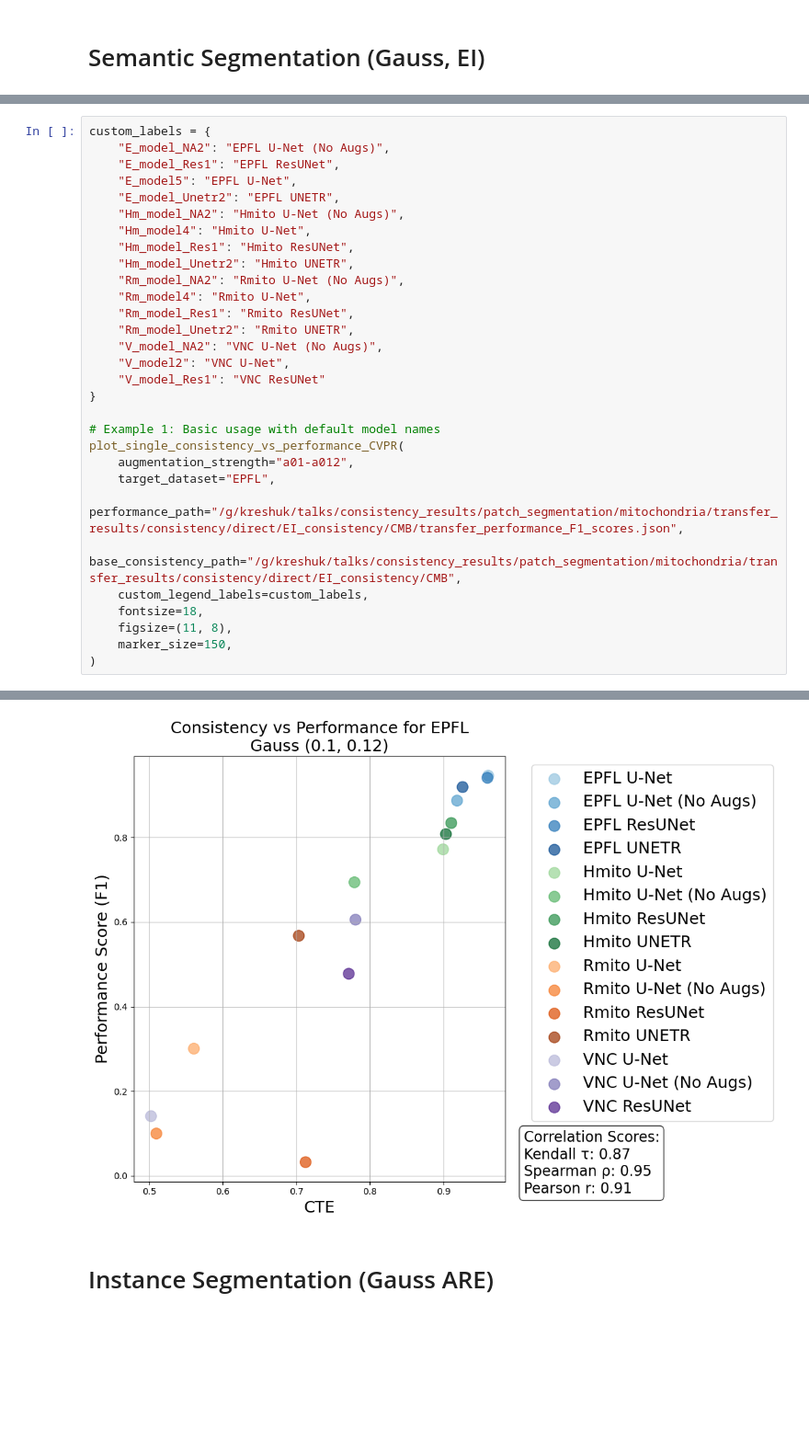
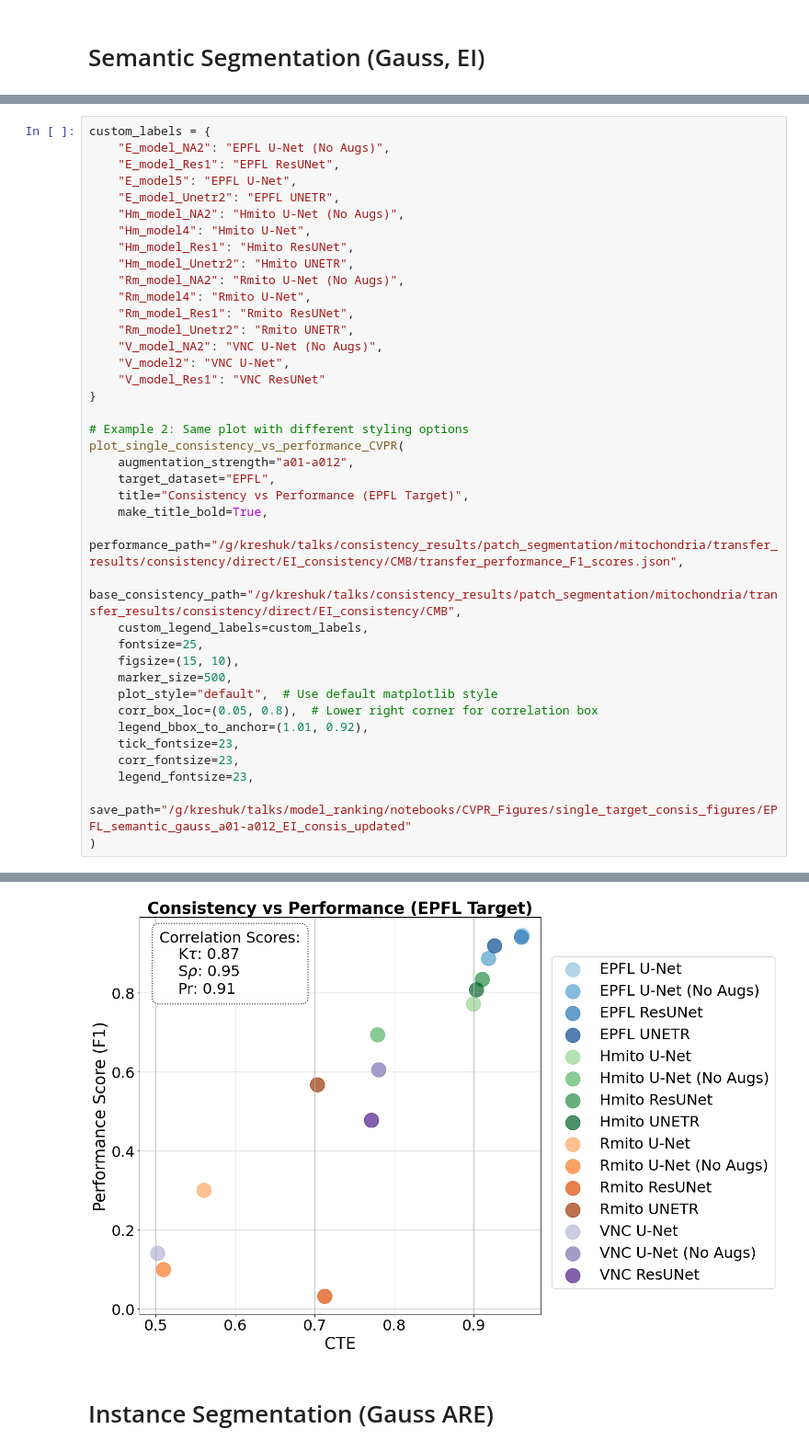
Before and after one commit to kreshuklab/model_ranking, a Jupyter notebook: notebooks/CVPR_Figures/single_strength_correlation_plot.ipynb, the cells around one changed output, grey strips where cells are left out. Shown at 92% size. Cells and saved outputs as stored; diff of their text form; blank space fills up the shorter version.

Commit message:
run notebooks for paper figure generation

```diff
--- a/notebooks/CVPR_Figures/single_strength_correlation_plot.ipynb
+++ b/notebooks/CVPR_Figures/single_strength_correlation_plot.ipynb
@@ -59,16 +62,25 @@ custom_labels = {
     "V_model_Res1": "VNC ResUNet"
 }
 
-# Example 1: Basic usage with default model names
+# Example 2: Same plot with different styling options
 plot_single_consistency_vs_performance_CVPR(
     augmentation_strength="a01-a012",
     target_dataset="EPFL",
+    title="Consistency vs Performance (EPFL Target)",
+    make_title_bold=True,
     performance_path="/g/kreshuk/talks/consistency_results/patch_segmentation/mitochondria/transfer_results/consistency/direct/EI_consistency/CMB/transfer_performance_F1_scores.json",
     base_consistency_path="/g/kreshuk/talks/consistency_results/patch_segmentation/mitochondria/transfer_results/consistency/direct/EI_consistency/CMB",
     custom_legend_labels=custom_labels,
-    fontsize=18,
-    figsize=(11, 8),
-    marker_size=150,
+    fontsize=25,
+    figsize=(15, 10),
+    marker_size=500,
+    plot_style="default",  # Use default matplotlib style
+    corr_box_loc=(0.05, 0.8),  # Lower right corner for correlation box
+    legend_bbox_to_anchor=(1.01, 0.92),
+    tick_fontsize=23,
+    corr_fontsize=23,
+    legend_fontsize=23,
+    save_path="/g/kreshuk/talks/model_ranking/notebooks/CVPR_Figures/single_target_consis_figures/EPFL_semantic_gauss_a01-a012_EI_consis_updated"
 )
 # %% [output]
 Loaded Transfer metric results from: /g/kreshuk/talks/consistency_results/patch_segmentation/mitochondria/transfer_results/consistency/direct/EI_consistency/CMB/transfer_Gauss_a01-a012_CMB_05f_05b_EI_ ...
@@ -76,4 +92,4 @@ Loaded Transfer metric results from: /g/kreshuk/talks/consistency_results/patch_
-[figure, old version]
+[figure, new version]
 # %% [markdown]
 # Instance Segmentation (Gauss ARE)
 # %%
```
Also changed, not shown: parts of 12 cells of this notebook, 1 other file.
